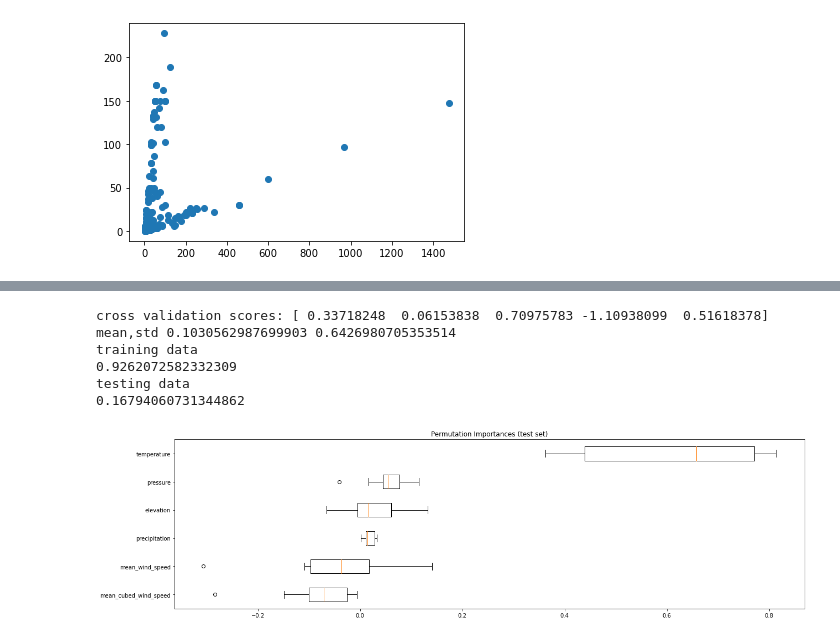
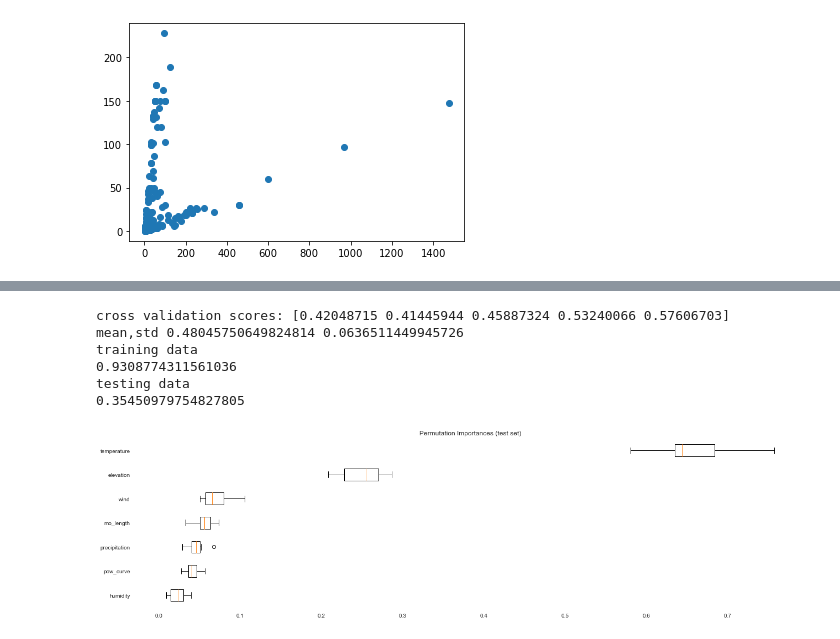
Before and after one commit to akuczala/windsite, a Jupyter notebook: farm-classifier.ipynb, the cells around one changed output, grey strips where cells are left out. Drawn from its saved outputs; the diff is of its cells as text; code cells hidden in the pictures.

```diff
--- a/farm-classifier.ipynb
+++ b/farm-classifier.ipynb
@@ -222,3 +402,5 @@ def min_farm_dist(latlon,swp_df):
     return np.min([distance(latlon,(lat1,lon1)) for lat1,lon1 in zip(swp_df['latitude'],swp_df['longitude'])])
 # %%
 data_df['farm_dist'] = [min_farm_dist(latlon,swp_df).miles for latlon in grid_point_list]
+data_df['farm_half_dist0'] = [min_farm_dist(latlon,swp_half_dfs[0]).miles for latlon in grid_point_list]
+data_df['farm_half_dist1'] = [min_farm_dist(latlon,swp_half_dfs[1]).miles for latlon in grid_point_list]
@@ -226,0 +407,14 @@ ValueError: Length of values does not match length of index
+# %%
+data_df['dist_metric']=1/data_df['farm_dist']**(1/3)
+data_df['dist_metric0']=1/data_df['farm_half_dist0']**(1/3)
+data_df['dist_metric1']=1/data_df['farm_half_dist1']**(1/3)
+plt.scatter([x[1] for x in grid_point_list],[x[0] for x in grid_point_list],
+            c=data_df['dist_metric'],cmap='viridis')
+plt.colorbar()
+fig, axes = plt.subplots(1,2,figsize=(15,5))
+axes[0].scatter([x[1] for x in grid_point_list],[x[0] for x in grid_point_list],
+            c=data_df['dist_metric0'],cmap='viridis')
+axes[1].scatter([x[1] for x in grid_point_list],[x[0] for x in grid_point_list],
+            c=data_df['dist_metric1'],cmap='viridis')
+plt.show()
+sns.distplot(data_df['dist_metric'],rug=True)
@@ -243,6 +504,8 @@ data_df
 # %%
+features = 'wind,temperature,precipitation,humidity,mo_length,elevation,pow_curve'.split(',')
 X = pd.concat([
     data_df[features],
 ],axis=1)
 #y = df['per_turb_cap_frac']
-y = data_df['farm_dist']
+#y = np.log10(data_df['farm_dist'])
+y = data_df['dist_metric1']
@@ -260,7 +532,7 @@ def test_model(model,X,y, random_state = 0, score = 'explained_variance'):
     score_fun = score_funs[score]
 
     #split the data into training / testing set
-    X_train, X_test, y_train, y_test = train_test_split(X, y, test_size=0.4, random_state= random_state)
+    X_train, X_test, y_train, y_test = train_test_split(X, y, test_size=0.5, random_state= random_state)
     #X_train = normalize(X_train)
     #X_test = normalize(X_test)
     #cross validate with f1 scores
@@ -297,21 +569,22 @@ def test_model(model,X,y, random_state = 0, score = 'explained_variance'):
     fig.tight_layout()
     plt.show()
 
-    return model #returns fitted estimator
+    return model, X_train, X_test, y_train, y_test #returns fitted estimator
 # %%
 from sklearn.linear_model import BayesianRidge
 from sklearn.linear_model import LinearRegression
-#from sklearn.linear_model import ElasticNetCV
+from sklearn.linear_model import ElasticNetCV
 from sklearn.ensemble import RandomForestRegressor
 from sklearn.model_selection import train_test_split
 
-model = RandomForestRegressor()
-model = test_model(model,X,y,score = 'r2',random_state=0)
+model = RandomForestRegressor(n_estimators=2000)
+#model = ElasticNetCV()
+model, X_train, X_test, y_train, y_test = test_model(model,X,y,score = 'explained_variance',random_state=2)
 # %% [output]
-cross validation scores: [ 0.33718248  0.06153838  0.70975783 -1.10938099  0.51618378]
-mean,std 0.1030562987699903 0.6426980705353514
+cross validation scores: [0.42048715 0.41445944 0.45887324 0.53240066 0.57606703]
+mean,std 0.48045750649824814 0.0636511449945726
 training data
-0.9262072582332309
+0.9308774311561036
 testing data
-0.16794060731344862
+0.35450979754827805
-[figure, old version]
+[figure, new version]
```
Also changed, not shown: parts of 58 cells of this notebook, 4 other files.
